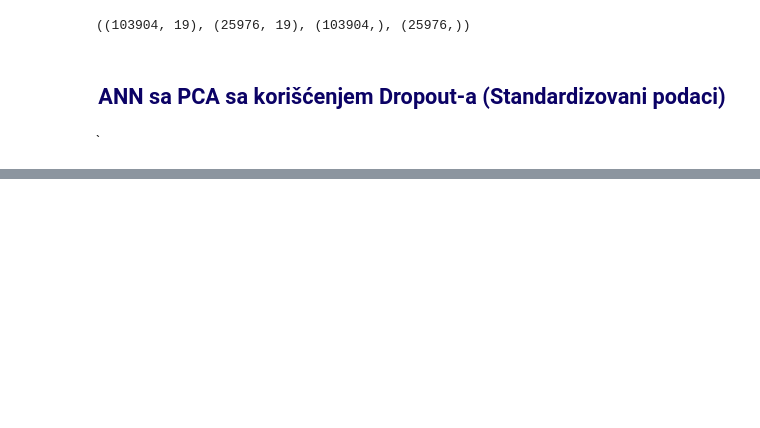
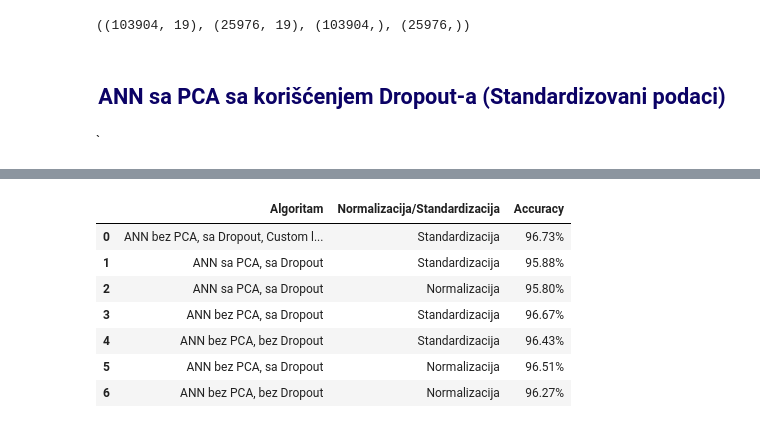
Before and after one commit to StevanGrujic/ML_Projekat3, a Jupyter notebook: airline-passenger-satisfaction.ipynb, the cells around one changed output, grey strips where cells are left out. Drawn from its saved outputs; the diff is of its cells as text; code cells hidden in the pictures; blank space fills up the shorter version.

```diff
--- a/airline-passenger-satisfaction.ipynb
+++ b/airline-passenger-satisfaction.ipynb
@@ -1230,0 +1362,11 @@ testing
+# %%
+testing
+# %% [output]
+|  | Algoritam | Normalizacija/Standardizacija | Accuracy |
+| 0 | ANN bez PCA, sa Dropout, Custom l... | Standardizacija | 96.73% |
+| 1 | ANN sa PCA, sa Dropout | Standardizacija | 95.88% |
+| 2 | ANN sa PCA, sa Dropout | Normalizacija | 95.80% |
+| 3 | ANN bez PCA, sa Dropout | Standardizacija | 96.67% |
+| 4 | ANN bez PCA, bez Dropout | Standardizacija | 96.43% |
+| 5 | ANN bez PCA, sa Dropout | Normalizacija | 96.51% |
+| 6 | ANN bez PCA, bez Dropout | Normalizacija | 96.27% |
```
Also changed, not shown: parts of 39 cells of this notebook.
